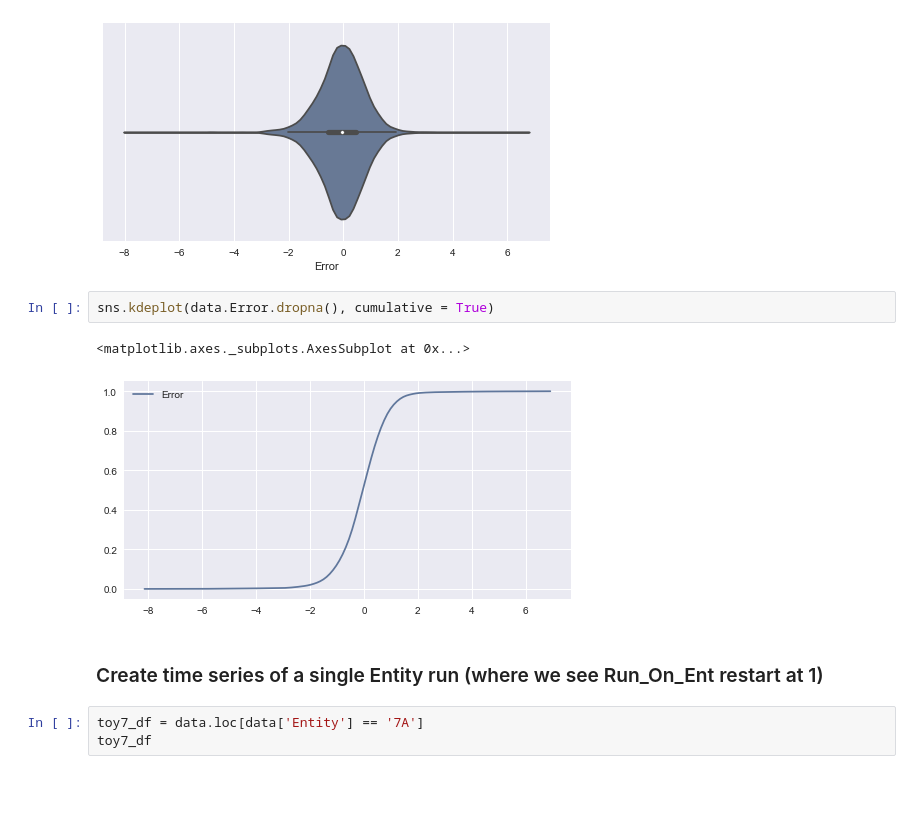
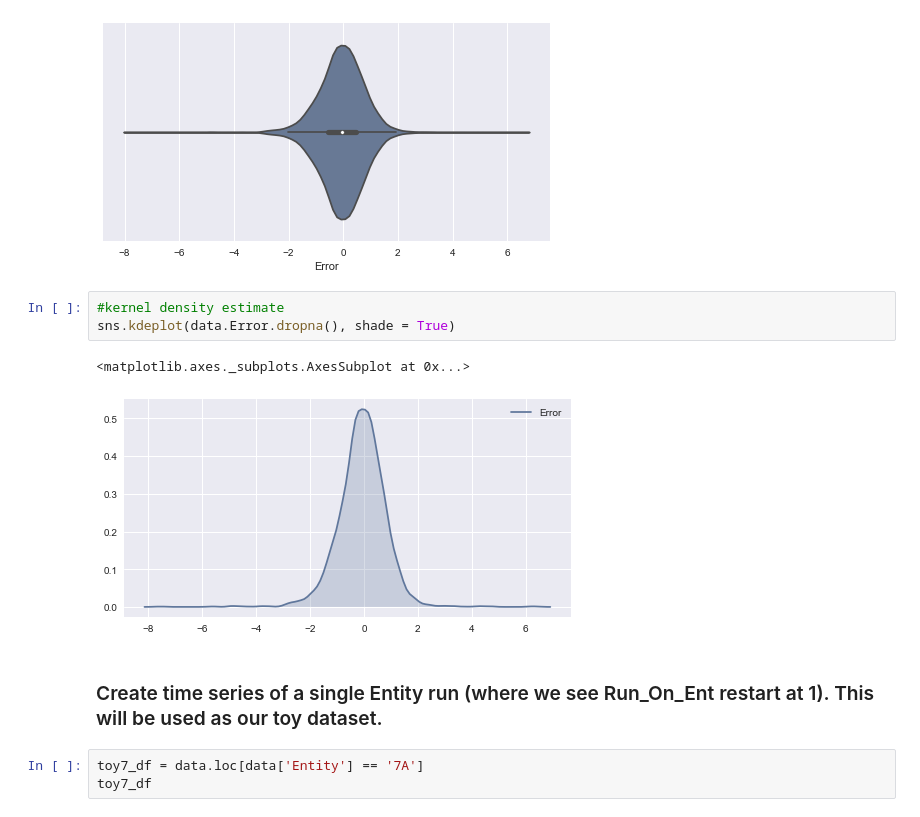
Before and after one commit to austinbock/project1, a Jupyter notebook: Capstone1 Data Investigation.ipynb, the cells around one changed output. Cells and saved outputs as stored; diff of their text form; blank space fills up the shorter version.

```diff
--- a/Capstone1 Data Investigation.ipynb
+++ b/Capstone1 Data Investigation.ipynb
@@ -132,12 +132,13 @@ sns.violinplot(data.Error.dropna())
 <matplotlib.axes._subplots.AxesSubplot at 0x...>
 [figure]
 # %%
-sns.kdeplot(data.Error.dropna(), cumulative = True)
+#kernel density estimate
+sns.kdeplot(data.Error.dropna(), shade = True)
 # %% [output]
 <matplotlib.axes._subplots.AxesSubplot at 0x...>
-[figure, old version]
+[figure, new version]
 # %% [markdown]
-### Create time series of a single Entity run (where we see Run_On_Ent restart at 1)
+### Create time series of a single Entity run (where we see Run_On_Ent restart at 1).  This will be used as our toy dataset.
 # %%
 toy7_df = data.loc[data['Entity'] == '7A']
 toy7_df
```
Also changed, not shown: parts of 4 cells of this notebook.
